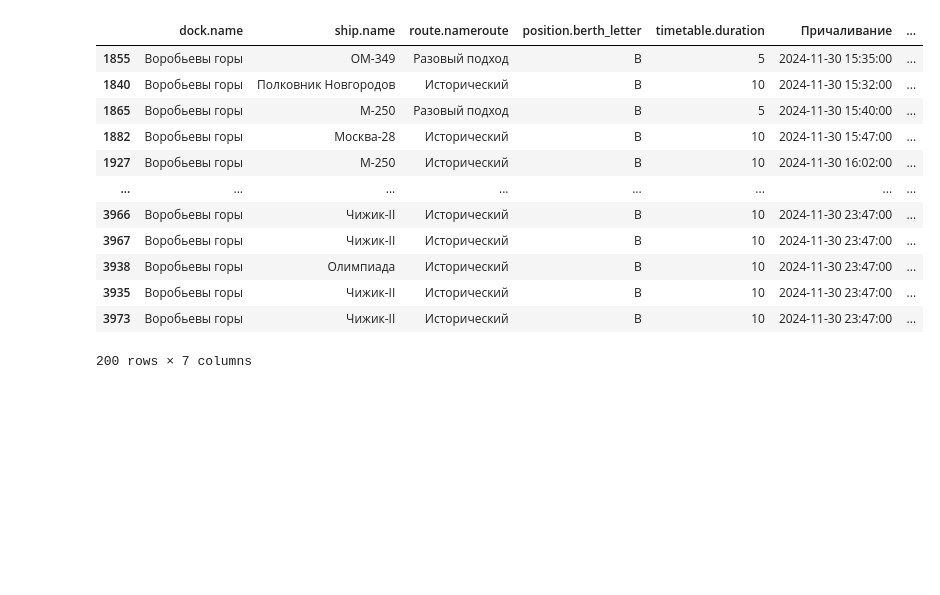
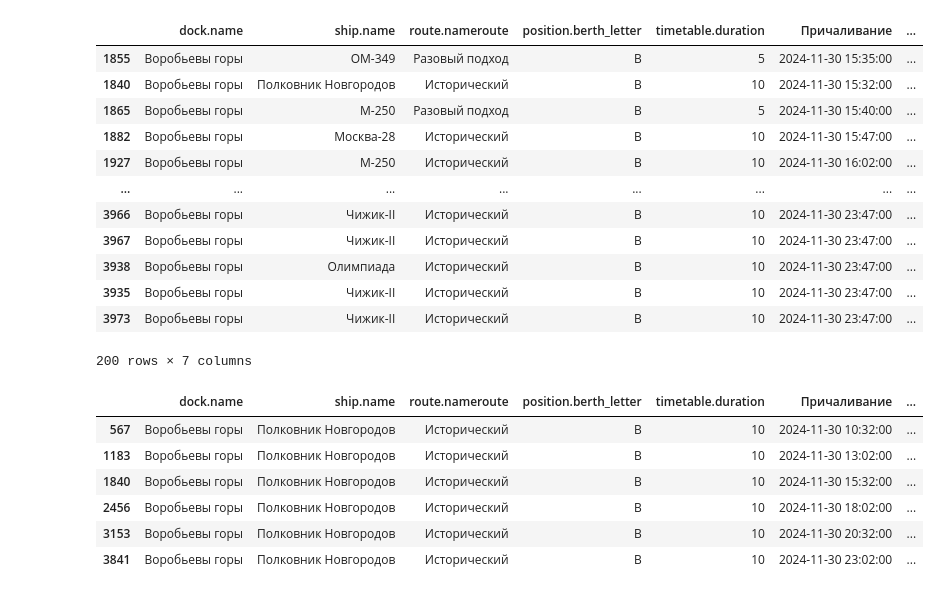
Before and after one commit to withLoveWeb/gos-hack, a Jupyter notebook: alg/note.ipynb, the cells around one changed output. Cells and saved outputs as stored; diff of their text form; code cells hidden in the pictures; blank space fills up the shorter version.

```diff
--- a/alg/note.ipynb
+++ b/alg/note.ipynb
@@ -316,3 +327,14 @@ data.sort_values('Отход')
 | 3935 | Воробьевы горы | Чижик-II | Исторический | B | 10 | 2024-11-30 23:47:00 | ... |
 | 3973 | Воробьевы горы | Чижик-II | Исторический | B | 10 | 2024-11-30 23:47:00 | ... |
 200 rows × 7 columns
+# %%
+ship_data = df[(df['ship.name'] == 'Полковник Новгородов') & (df['route.nameroute'] == 'Исторический')]
+ship_data[df['dock.name'] == dock_start].
+# %% [output]
+|  | dock.name | ship.name | route.nameroute | position.berth_letter | timetable.duration | Причаливание | ... |
+| 567 | Воробьевы горы | Полковник Новгородов | Исторический | B | 10 | 2024-11-30 10:32:00 | ... |
+| 1183 | Воробьевы горы | Полковник Новгородов | Исторический | B | 10 | 2024-11-30 13:02:00 | ... |
+| 1840 | Воробьевы горы | Полковник Новгородов | Исторический | B | 10 | 2024-11-30 15:32:00 | ... |
+| 2456 | Воробьевы горы | Полковник Новгородов | Исторический | B | 10 | 2024-11-30 18:02:00 | ... |
+| 3153 | Воробьевы горы | Полковник Новгородов | Исторический | B | 10 | 2024-11-30 20:32:00 | ... |
+| 3841 | Воробьевы горы | Полковник Новгородов | Исторический | B | 10 | 2024-11-30 23:02:00 | ... |
```
Also changed, not shown: parts of 14 cells of this notebook.
